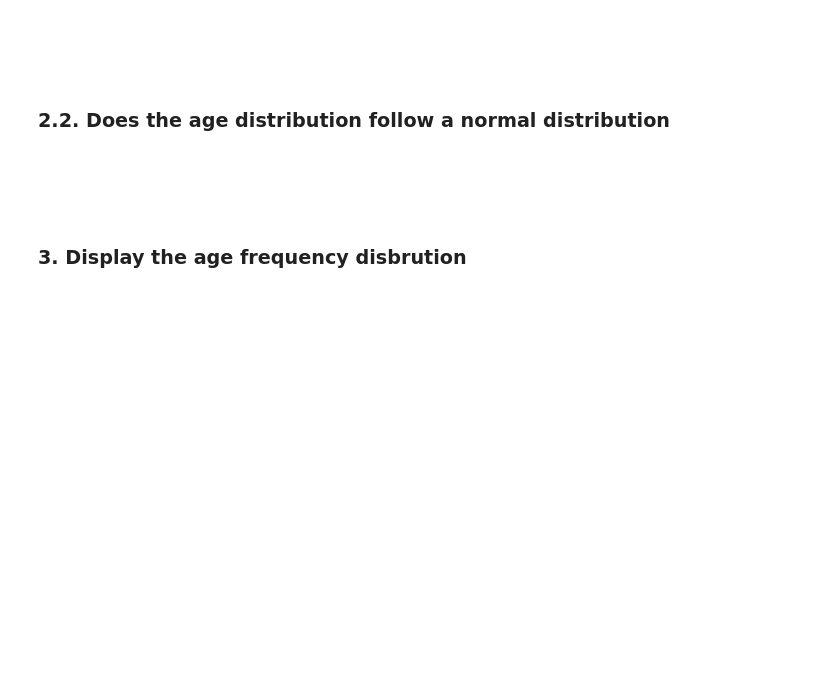
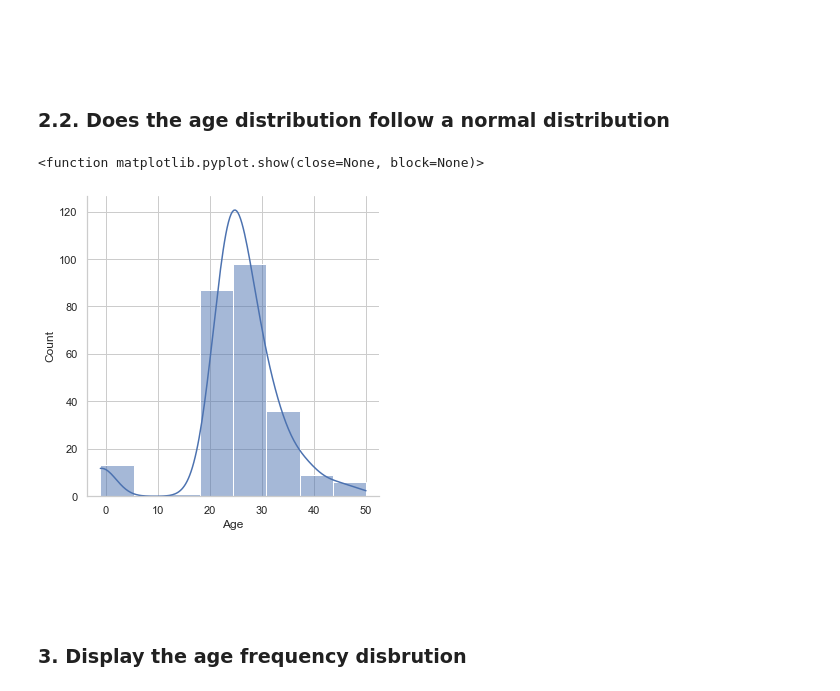
Before and after one commit to kesnel/Ayiti-Analytics-Bootcamp-Project, a Jupyter notebook: data-analysis.ipynb, the cells around one changed output. Cells and saved outputs as stored; diff of their text form; code cells hidden in the pictures; blank space fills up the shorter version.

```diff
--- a/data-analysis.ipynb
+++ b/data-analysis.ipynb
@@ -89,3 +107,9 @@ the average age on all female dataset is 23.97872340425532
+# %%
+sns.displot(df.Age, bins=8, kde=True)
+plt.show
+# %% [output]
+<function matplotlib.pyplot.show(close=None, block=None)>
+[figure, added]
 # %% [markdown]
 <br><br>
 # %% [markdown]
```
Also changed, not shown: parts of 32 cells of this notebook.
